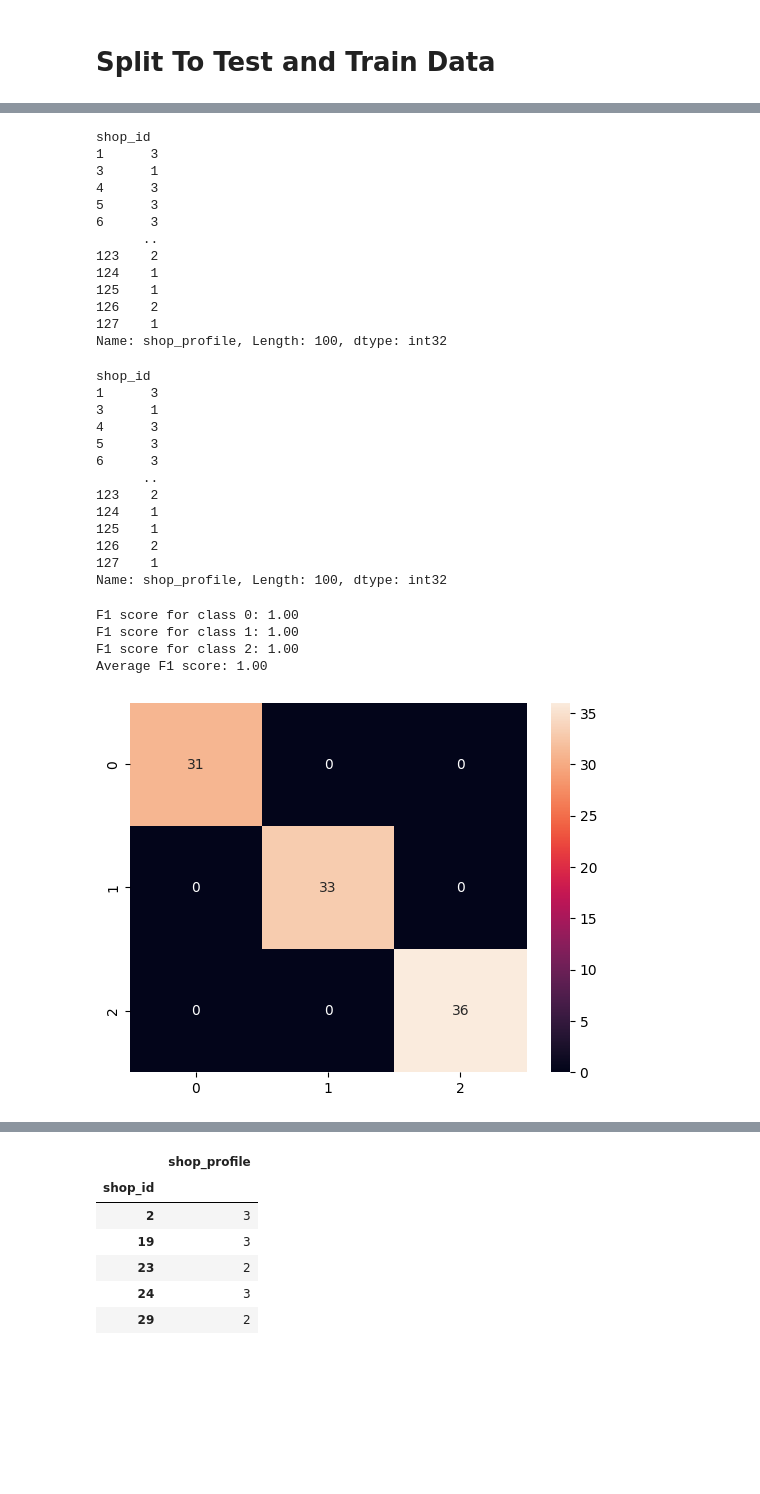
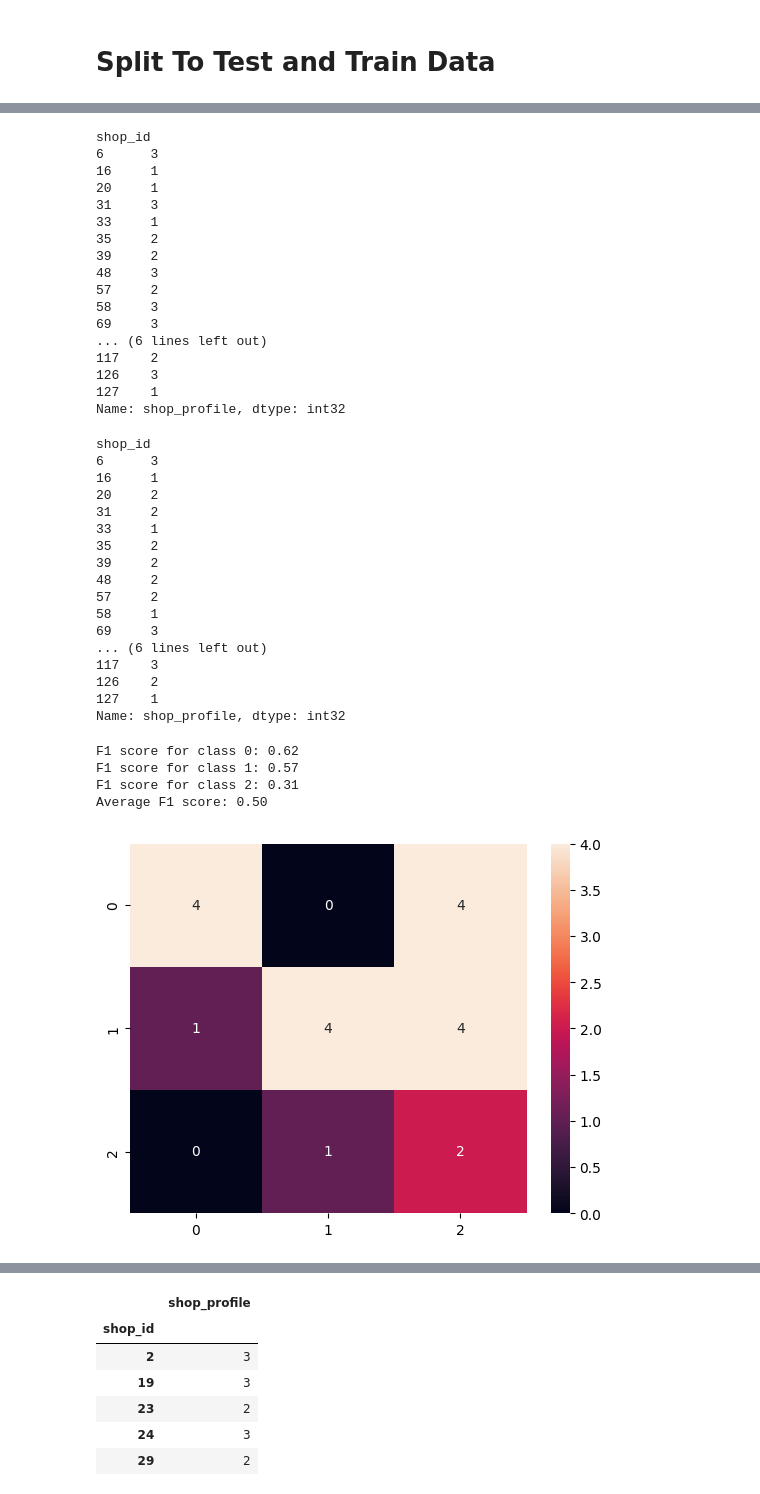
Before and after one commit to codened/DataStorm-4.0, a Jupyter notebook: stormingRound/DataStorm_4_0.ipynb, the cells around one changed output, grey strips where cells are left out. Cells and saved outputs as stored; diff of their text form; code cells hidden in the pictures; blank space fills up the shorter version.

```diff
--- a/stormingRound/DataStorm_4_0.ipynb
+++ b/stormingRound/DataStorm_4_0.ipynb
@@ -178,8 +178,21 @@ TrainDF = merged_df[merged_df['shop_profile'] != 0]
 # Split Fulldata into training and testing sets
 from sklearn.model_selection import train_test_split
 
+column_name = 'shop_id'
+unique_categories = TrainDF[column_name].nunique()
+categories_in_dataset_1 = int(unique_categories * 0.8)
+categories_in_dataset_2 = unique_categories - categories_in_dataset_1
+dataset_1_categories = TrainDF[column_name].unique()[:categories_in_dataset_1]
+dataset_2_categories = TrainDF[column_name].unique()[categories_in_dataset_1:]
 
-train_data, test_data = train_test_split(TrainDF, test_size=0.2)
+train_data = TrainDF[TrainDF[column_name].isin(dataset_1_categories)]
+test_data = TrainDF[TrainDF[column_name].isin(dataset_2_categories)]
+
+
+
+
+
+#train_data, test_data = train_test_split(TrainDF, test_size=0.01)
 # %%
 import pandas as pd
 from sklearn.metrics import accuracy_score
@@ -292,36 +305,44 @@ ResMode_df = concatenatedRes_df.groupby('shop_id')['shop_profile'].agg(pd.Series
 ResMode_df
 # %% [output]
 shop_id
-1      3
-3      1
-4      3
-5      3
 6      3
-      ..
-123    2
-124    1
-125    1
-126    2
+16     1
+20     1
+31     3
+33     1
+35     2
+39     2
+48     3
+57     2
+58     3
+69     3
+... (6 lines left out)
+117    2
+126    3
 127    1
-Name: shop_profile, Length: 100, dtype: int32
+Name: shop_profile, dtype: int32
 # %%
 TestMode_df = expectedResult.groupby('shop_id')['shop_profile'].agg(pd.Series.mode)
 # %%
 TestMode_df
 # %% [output]
 shop_id
-1      3
-3      1
-4      3
-5      3
 6      3
-      ..
-123    2
-124    1
-125    1
+16     1
+20     2
+31     2
+33     1
+35     2
+39     2
+48     2
+57     2
+58     1
+69     3
+... (6 lines left out)
+117    3
 126    2
 127    1
-Name: shop_profile, Length: 100, dtype: int32
+Name: shop_profile, dtype: int32
 # %%
 # Calculate F1 score for each class
 f1_class0 = f1_score(TestMode_df, ResMode_df, labels=[1], average='weighted')
@@ -336,23 +357,23 @@ print(f"F1 score for class 1: {f1_class1:.2f}")
 print(f"F1 score for class 2: {f1_class2:.2f}")
 print(f"Average F1 score: {f1_average:.2f}")
 # %% [output]
-F1 score for class 0: 1.00
-F1 score for class 1: 1.00
-F1 score for class 2: 1.00
-Average F1 score: 1.00
+F1 score for class 0: 0.62
+F1 score for class 1: 0.57
+F1 score for class 2: 0.31
+Average F1 score: 0.50
 # %%
 import matplotlib.pyplot as plt
 import seaborn as sns
 from sklearn.metrics import confusion_matrix
 
 # Create confusion matrix
-matrix = confusion_matrix(EvalMode_df, ResMode_df)
+matrix = confusion_matrix(TestMode_df, ResMode_df)
 
 # Visualize confusion matrix
 sns.heatmap(matrix, annot=True)
 plt.show()
 # %% [output]
-[figure, old version]
+[figure, new version]
 # %%
 # predict for test values
 Evalpredictions = model.predict(TestDF.drop(['transaction_date'], axis=1))
```
Also changed, not shown: parts of 8 cells of this notebook, 2 other files.
